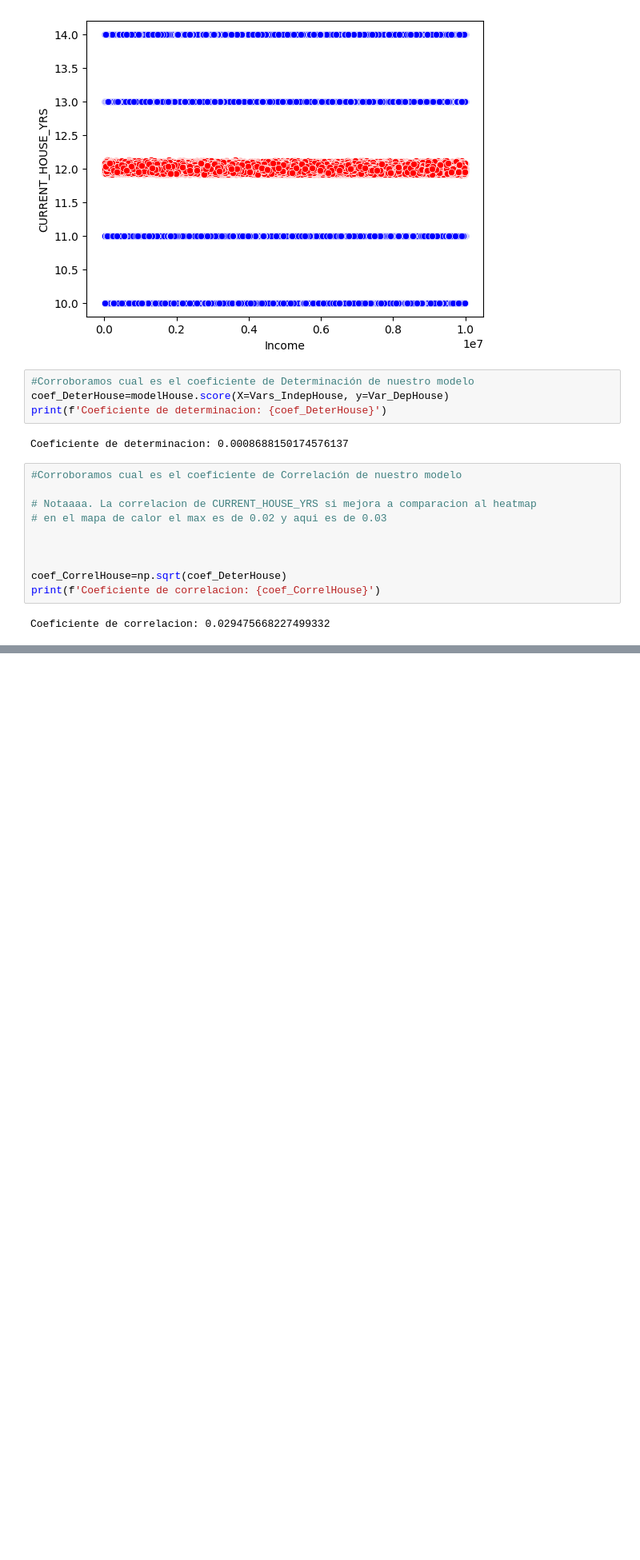
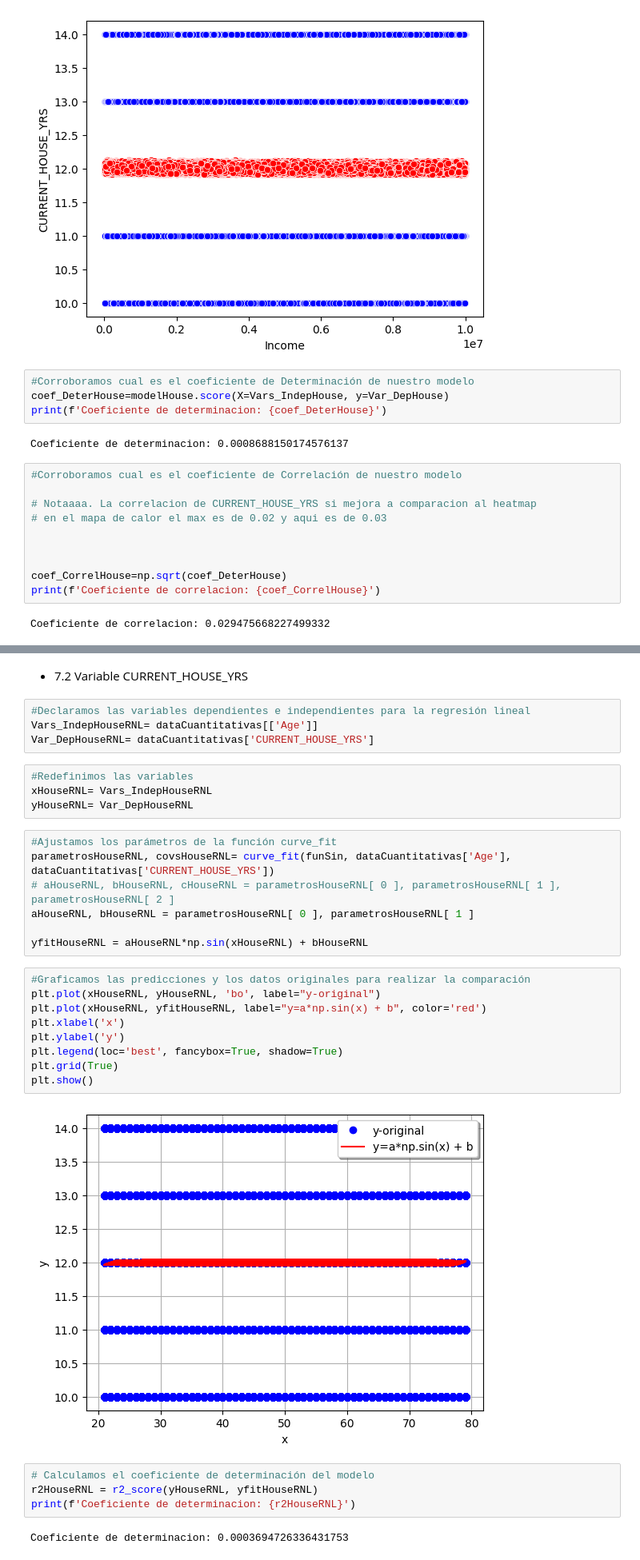
Before and after one commit to JIsraP/Actividad6_RegresionLinealMultipleyNoLineal, a Jupyter notebook: Act6.1.ipynb, the cells around one changed output, grey strips where cells are left out. Shown at 80% size. Cells and saved outputs as stored; diff of their text form; blank space fills up the shorter version.

```diff
--- a/Act6.1.ipynb
+++ b/Act6.1.ipynb
@@ -1108,0 +1179,34 @@ Coeficiente de correlacion: 0.029475668227499332
+# %% [markdown]
+- 7.2 Variable CURRENT_HOUSE_YRS
+# %%
+#Declaramos las variables dependientes e independientes para la regresión lineal
+Vars_IndepHouseRNL= dataCuantitativas[['Age']]
+Var_DepHouseRNL= dataCuantitativas['CURRENT_HOUSE_YRS']
+# %%
+#Redefinimos las variables
+xHouseRNL= Vars_IndepHouseRNL
+yHouseRNL= Var_DepHouseRNL
+# %%
+#Ajustamos los parámetros de la función curve_fit
+parametrosHouseRNL, covsHouseRNL= curve_fit(funSin, dataCuantitativas['Age'], dataCuantitativas['CURRENT_HOUSE_YRS'])
+# aHouseRNL, bHouseRNL, cHouseRNL = parametrosHouseRNL[ 0 ], parametrosHouseRNL[ 1 ], parametrosHouseRNL[ 2 ]
+aHouseRNL, bHouseRNL = parametrosHouseRNL[ 0 ], parametrosHouseRNL[ 1 ]
+
+yfitHouseRNL = aHouseRNL*np.sin(xHouseRNL) + bHouseRNL
+# %%
+#Graficamos las predicciones y los datos originales para realizar la comparación
+plt.plot(xHouseRNL, yHouseRNL, 'bo', label="y-original")
+plt.plot(xHouseRNL, yfitHouseRNL, label="y=a*np.sin(x) + b", color='red')
+plt.xlabel('x')
+plt.ylabel('y')
+plt.legend(loc='best', fancybox=True, shadow=True)
+plt.grid(True)
+plt.show()
+# %% [output]
+[figure, added]
+# %%
+# Calculamos el coeficiente de determinación del modelo
+r2HouseRNL = r2_score(yHouseRNL, yfitHouseRNL)
+print(f'Coeficiente de determinacion: {r2HouseRNL}')
+# %% [output]
+Coeficiente de determinacion: 0.0003694726336431753
```
Also changed, not shown: parts of 36 cells of this notebook.
